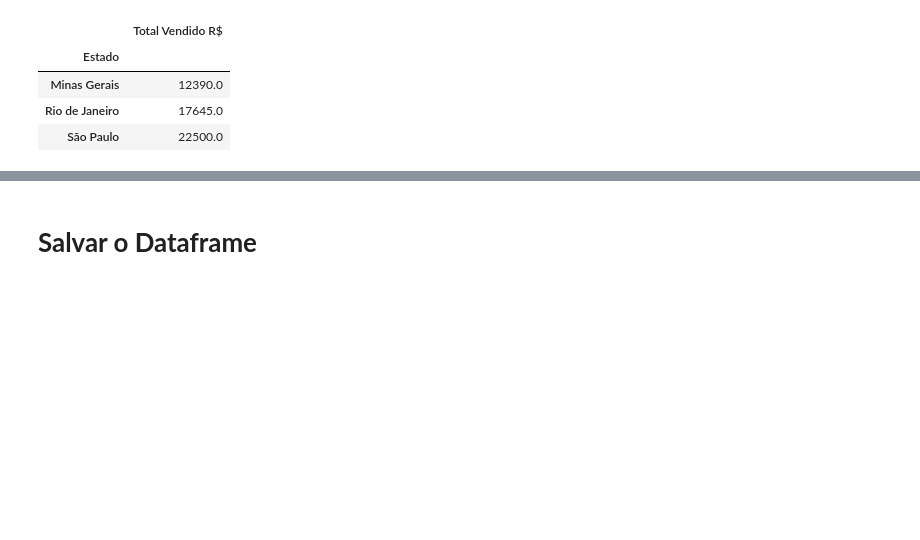
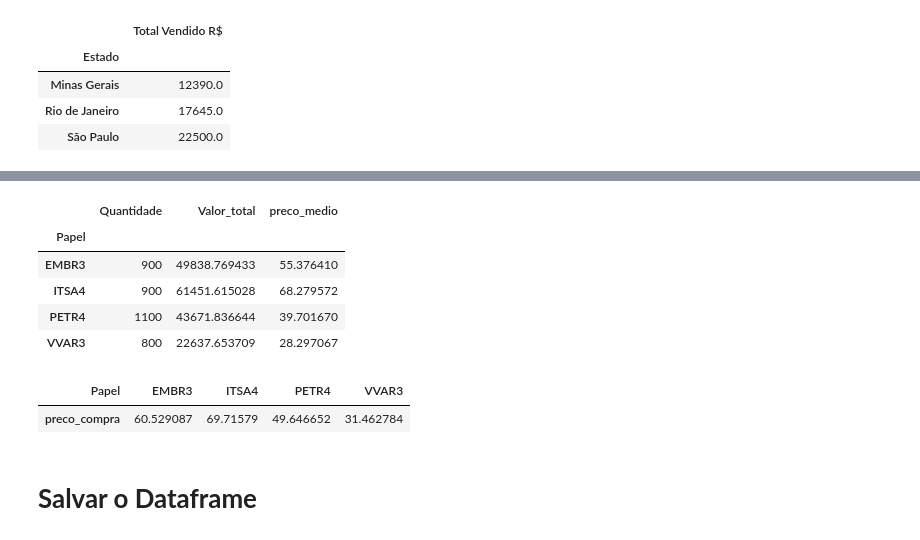
Before and after one commit to PedroVic12/Bibliotecas-Ciencia-de-Dados, a Jupyter notebook: Pandas/Pandas_Tutorial.ipynb, the cells around one changed output, grey strips where cells are left out. Drawn from its saved outputs; the diff is of its cells as text; code cells hidden in the pictures; blank space fills up the shorter version.

```diff
--- a/Pandas/Pandas_Tutorial.ipynb
+++ b/Pandas/Pandas_Tutorial.ipynb
@@ -1225,0 +1297,3 @@ mult_byEstado.mean()
+# %%
+soma_qtd_valor = pd.pivot_table(acoes_df,index='Papel',values=['Quantidade','Valor_total'],aggfunc='sum')
+soma_qtd_valor
@@ -1226,3 +1307,18 @@ mult_byEstado.mean()
+# %%
+soma_qtd_valor['preco_medio'] = soma_qtd_valor.Valor_total / soma_qtd_valor.Quantidade
+soma_qtd_valor
+# %% [output]
+|  | Quantidade | Valor_total | preco_medio |
+| Papel |  |  |  |
+| EMBR3 | 900 | 49838.769433 | 55.376410 |
+| ITSA4 | 900 | 61451.615028 | 68.279572 |
+| PETR4 | 1100 | 43671.836644 | 39.701670 |
+| VVAR3 | 800 | 22637.653709 | 28.297067 |
+# %%
+pd.pivot_table(acoes_df,columns='Papel',values='preco_compra')
+# %% [output]
+| Papel | EMBR3 | ITSA4 | PETR4 | VVAR3 |
+| preco_compra | 60.529087 | 69.71579 | 49.646652 | 31.462784 |
 # %% [markdown]
 # **Salvar o Dataframe**
 # %%
```
Also changed, not shown: parts of 9 cells of this notebook, 1 other file.
